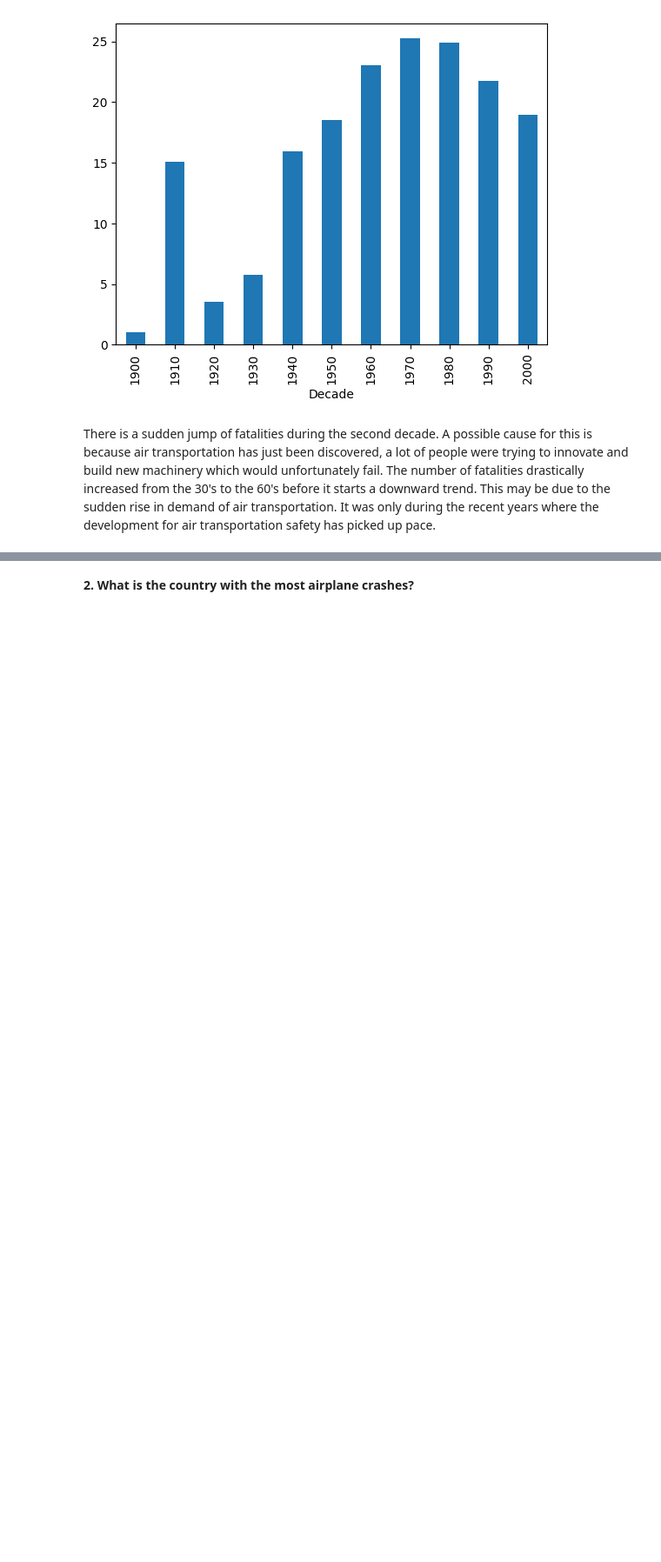
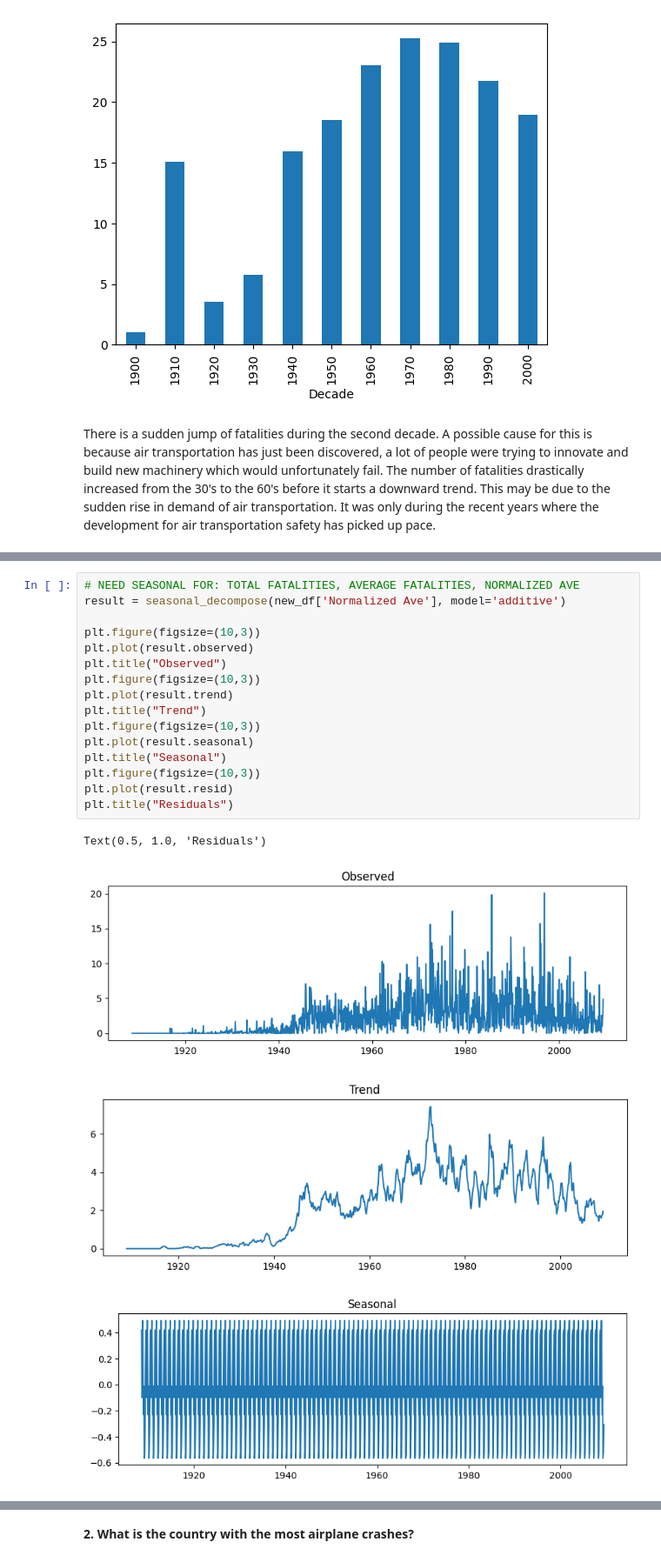
Before and after one commit to samueluy/CSMODEL-5, a Jupyter notebook: csmodel-5-phase-1.ipynb, the cells around one changed output, grey strips where cells are left out. Shown at 87% size. Drawn from its saved outputs; the diff is of its cells as text; blank space fills up the shorter version.

```diff
--- a/csmodel-5-phase-1.ipynb
+++ b/csmodel-5-phase-1.ipynb
@@ -132,0 +193,21 @@ def Dickey_Fuller(series, isPrinted):
+# %%
+# NEED SEASONAL FOR: TOTAL FATALITIES, AVERAGE FATALITIES, NORMALIZED AVE
+result = seasonal_decompose(new_df['Normalized Ave'], model='additive')
+
+plt.figure(figsize=(10,3))
+plt.plot(result.observed)
+plt.title("Observed")
+plt.figure(figsize=(10,3))
+plt.plot(result.trend)
+plt.title("Trend")
+plt.figure(figsize=(10,3))
+plt.plot(result.seasonal)
+plt.title("Seasonal")
+plt.figure(figsize=(10,3))
+plt.plot(result.resid)
+plt.title("Residuals")
+# %% [output]
+Text(0.5, 1.0, 'Residuals')
+[figure, added]
+[figure, added]
+[figure, added]
```
Also changed, not shown: parts of 6 cells of this notebook.
